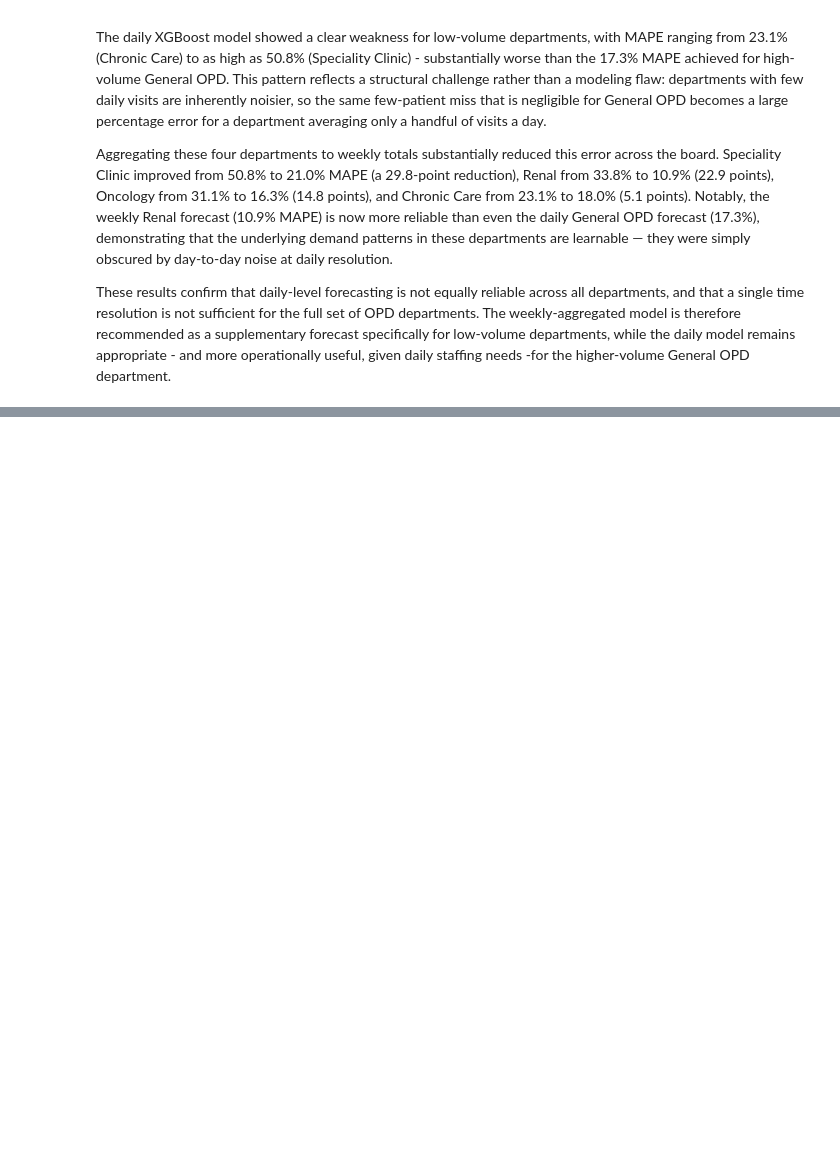
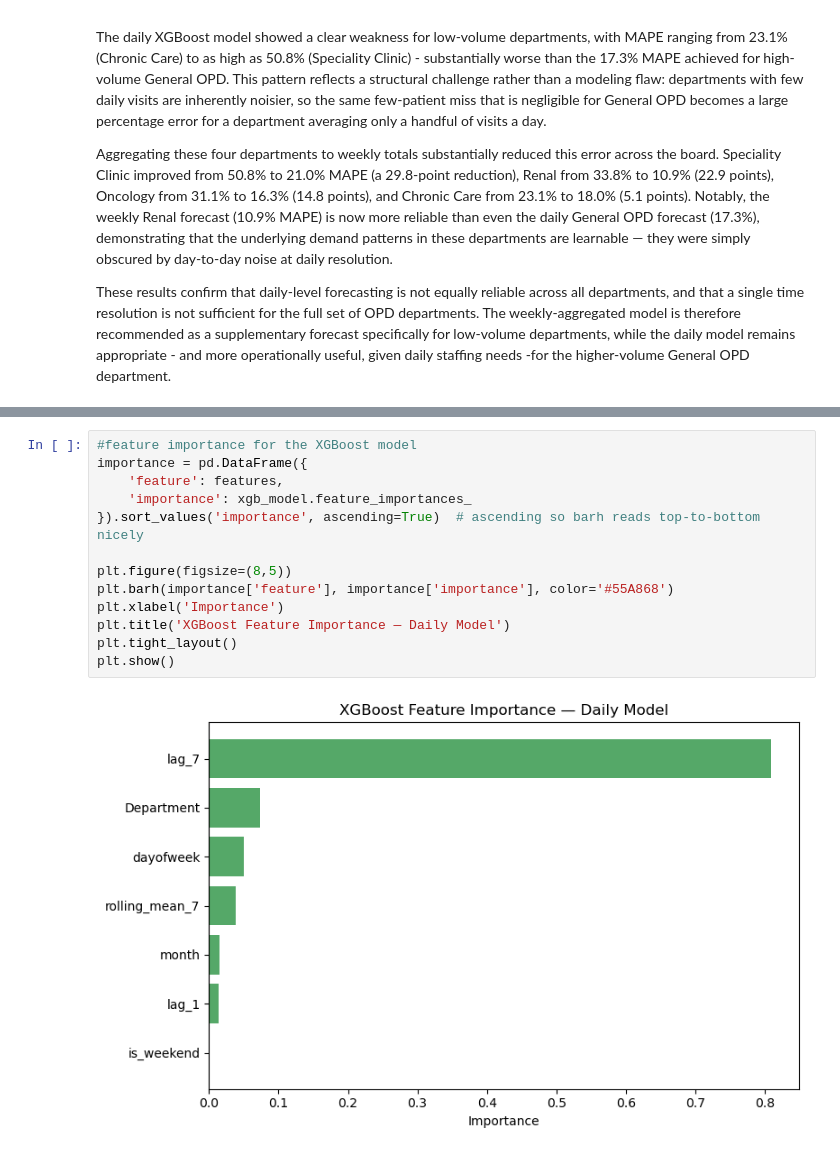
Before and after one commit to wahomelewis396/surge_sentinels, a Jupyter notebook: surge_sentinels.ipynb, the cells around one changed output, grey strips where cells are left out. Drawn from its saved outputs; the diff is of its cells as text; blank space fills up the shorter version.

```diff
--- a/surge_sentinels.ipynb
+++ b/surge_sentinels.ipynb
@@ -1126,0 +1179,15 @@ These results confirm that daily-level forecasting is not equally reliable acros
+# %%
+#feature importance for the XGBoost model
+importance = pd.DataFrame({
+    'feature': features,
+    'importance': xgb_model.feature_importances_
+}).sort_values('importance', ascending=True)  # ascending so barh reads top-to-bottom nicely
+
+plt.figure(figsize=(8,5))
+plt.barh(importance['feature'], importance['importance'], color='#55A868')
+plt.xlabel('Importance')
+plt.title('XGBoost Feature Importance — Daily Model')
+plt.tight_layout()
+plt.show()
+# %% [output]
+[figure, added]
```
Also changed, not shown: parts of 15 cells of this notebook.
